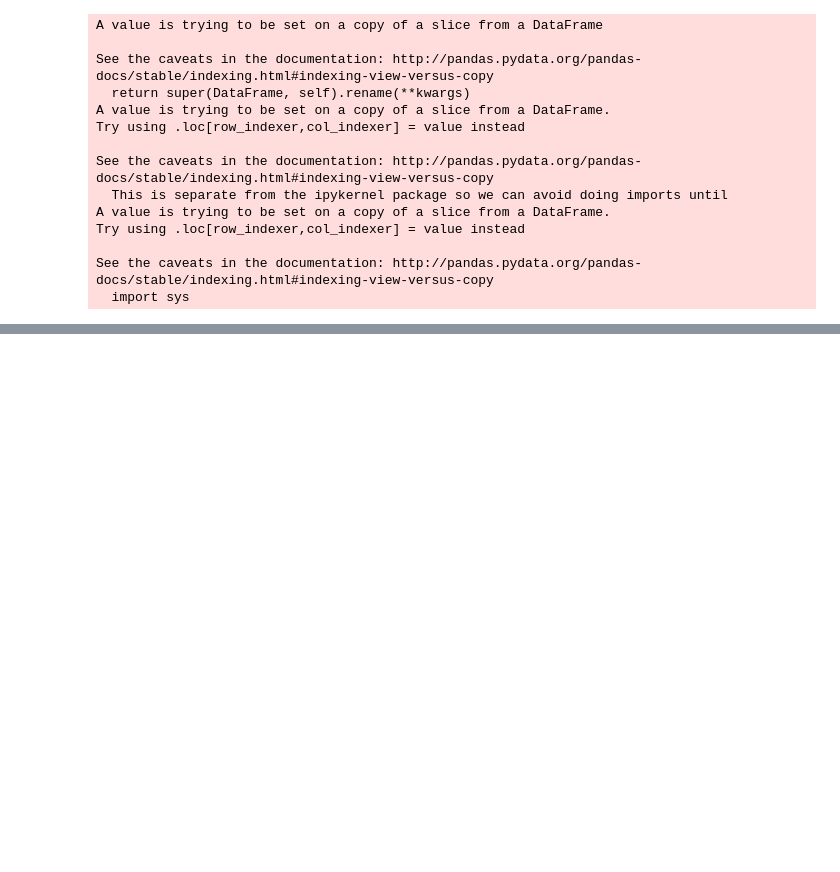
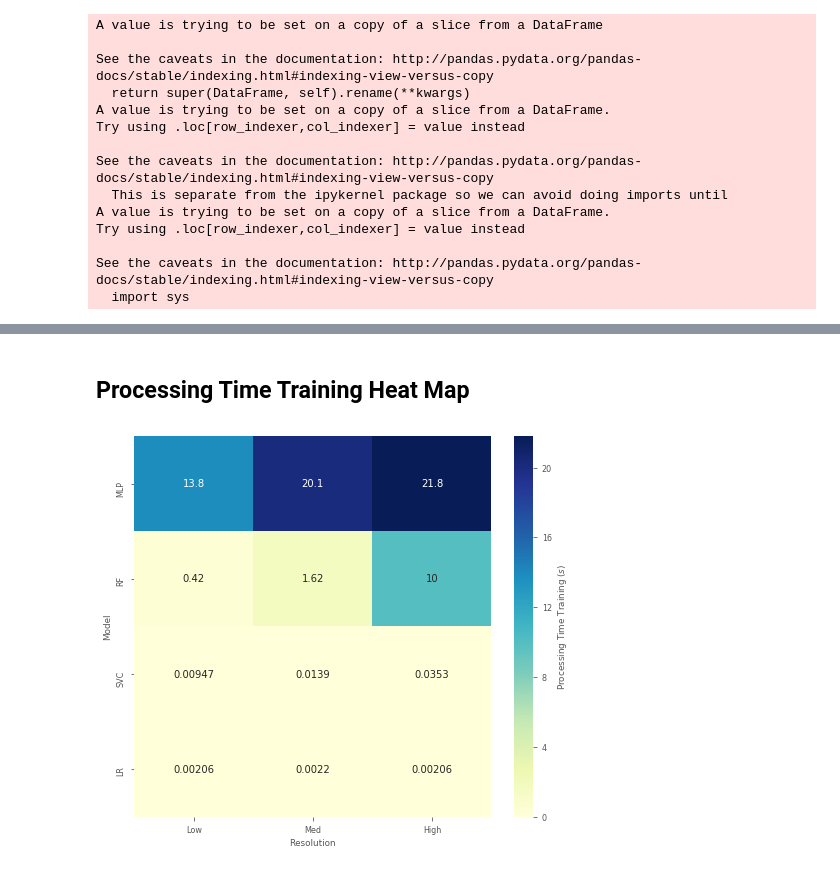
Before and after one commit to jflatorreg/maad-workflow, a Jupyter notebook: 4_data_analysis.ipynb, the cells around one changed output, grey strips where cells are left out. Saved outputs shown, nothing was run; the diff lists cells and outputs as text; code cells hidden in the pictures; blank space fills up the shorter version.

```diff
--- a/4_data_analysis.ipynb
+++ b/4_data_analysis.ipynb
@@ -472,0 +164,17 @@ See the caveats in the documentation: http://pandas.pydata.org/pandas-docs/stabl
+# %% [markdown]
+## Processing Time Training Heat Map
+# %%
+df_plot = df_data_2.pivot_table(index='Model',
+                        columns='Resolution',
+                        values='Processing Time')
+reorderlist = ['MLP', 'RF', 'SVC', 'LR']
+df_plot = df_plot.reindex(reorderlist)
+custom_dict = {'Low':0,'Med':1,'High':2}
+df_plot = pd.DataFrame(df_plot, columns=sorted(custom_dict, key=custom_dict.get))
+ax = sns.heatmap(df_plot, annot=True, fmt='.3g', cmap="YlGnBu",
+                 cbar_kws={'label': 'Processing Time Training ($s$)'})
+ax.set(xlabel='Resolution', ylabel='Model')
+ax.figure.set_size_inches(size)
+plt.savefig('./results/graphics/HM_PT.pdf', format='pdf', bbox_inches='tight')
+# %% [output]
+[figure, added]
```
Also changed, not shown: parts of 86 cells of this notebook, 3 other files.
